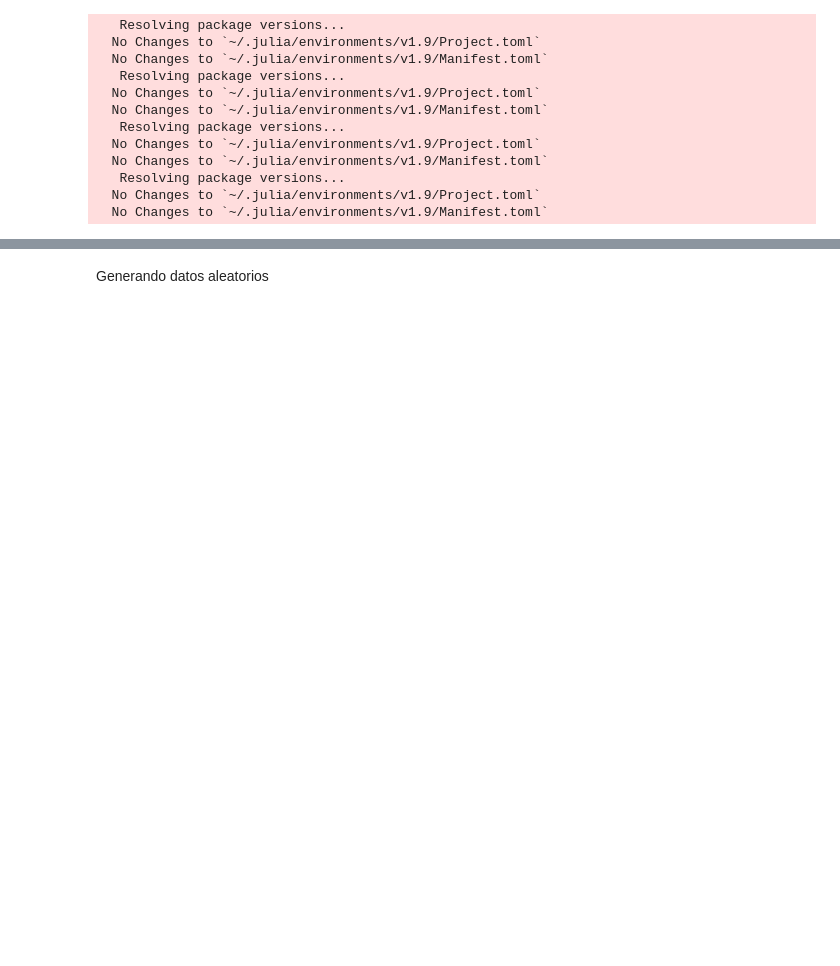
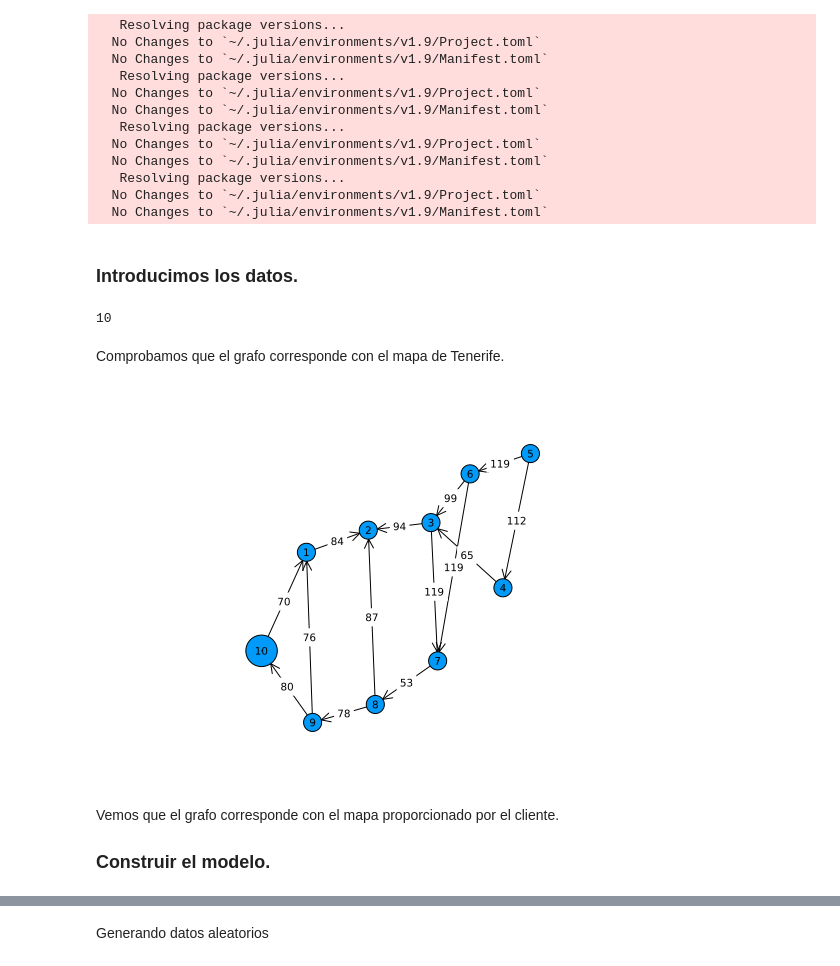
Before and after one commit to Saul-Sosa-Diaz/Ingenieria-Logistica, a Jupyter notebook: flujo_maximo.ipynb, the cells around one changed output, grey strips where cells are left out. Drawn from its saved outputs; the diff is of its cells as text; code cells hidden in the pictures; blank space fills up the shorter version.

```diff
--- a/flujo_maximo.ipynb
+++ b/flujo_maximo.ipynb
@@ -59,4 +116,45 @@ using JuMP, GLPK, Random, Test, LinearAlgebra
    Resolving package versions...
   No Changes to `~/.julia/environments/v1.9/Project.toml`
   No Changes to `~/.julia/environments/v1.9/Manifest.toml`
+# %% [markdown]
+### Introducimos los datos.
+# %%
+C = [0 84 0 0 0 0 0 0 0 0;
+     0 0 0 0 0 0 0 0 0 0;
+     0 94 0 0 0 0 119 0 0 0;
+     0 0 65 0 0 0 0 0 0 0;
+     0 0 0 112 0 119 0 0 0 0;
+     0 0 99 0 0 0 119 0 0 0;
+     0 0 0 0 0 0 0 53 0 0;
+     0 87 0 0 0 0 0 0 78 0;
+     76 0 0 0 0 0 0 0 0 80;
+     70 0 0 0 0 0 0 0 0 0
+     ]
+
+s = 5
+t = 2
+n=size(C,1)
+# %% [output]
+10
+# %% [markdown]
+Comprobamos que el grafo corresponde con el mapa de Tenerife.
+# %%
+function graph(C)
+    edgelabel_dict = Dict()
+    edgelabel_mat = Array{String}(undef, n, n)
+    for i in 1:n
+        for j in 1:n
+            edgelabel_mat[i, j] = edgelabel_dict[(i, j)] = string(C[i, j])
+        end
+    end
+    edgelabel_vec = edgelabel_mat[:]
+    graphplot(C, names=1:n, edgelabel=edgelabel_dict, curvature_scalar=0, nodeshape=:circle,  nodesize=0.2)
+end
+
+graph(C)
+# %% [output]
+[figure, added]
+# %% [markdown]
+Vemos que el grafo corresponde con el mapa proporcionado por el cliente.
+### Construir el modelo.
 # %%
```
Also changed, not shown: parts of 18 cells of this notebook.
